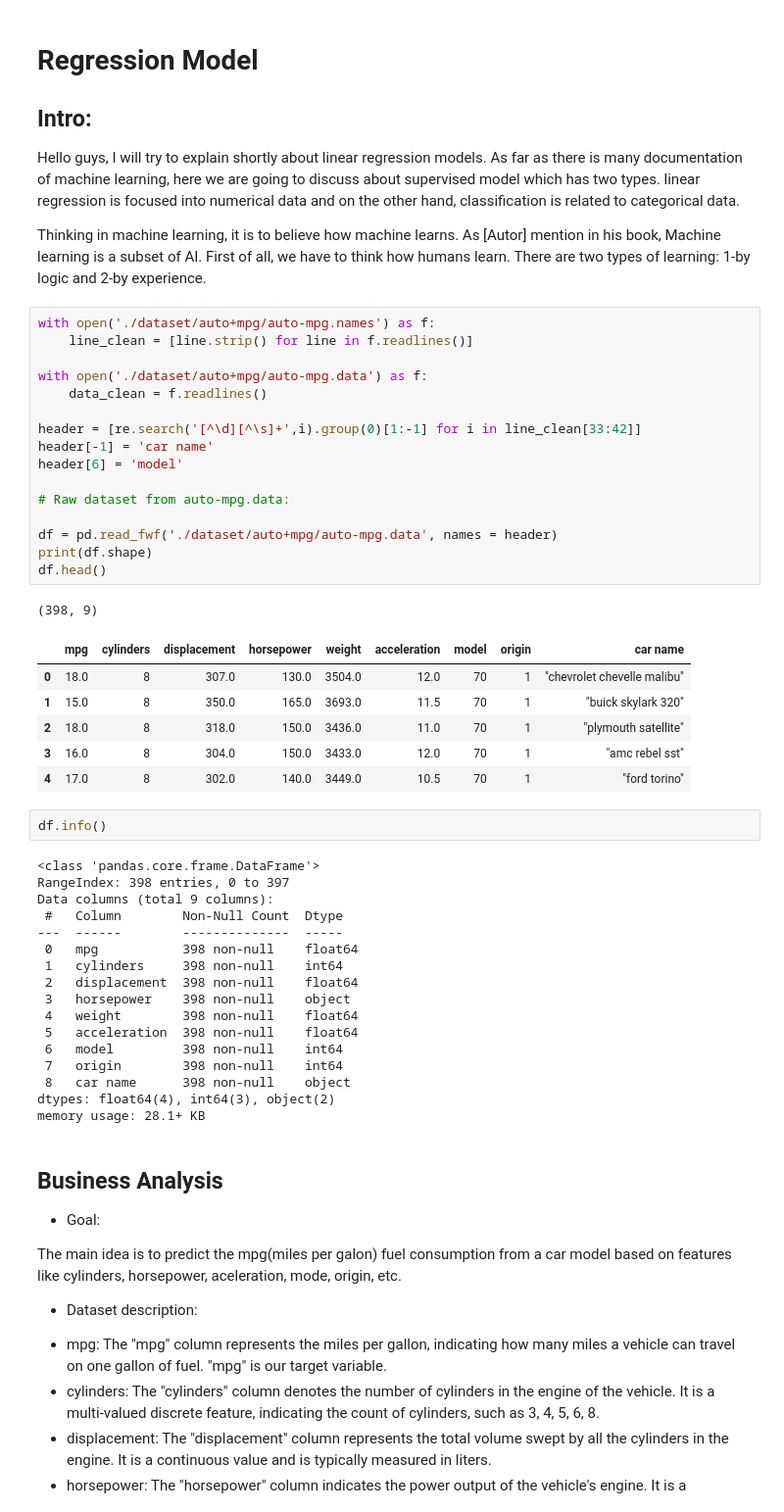
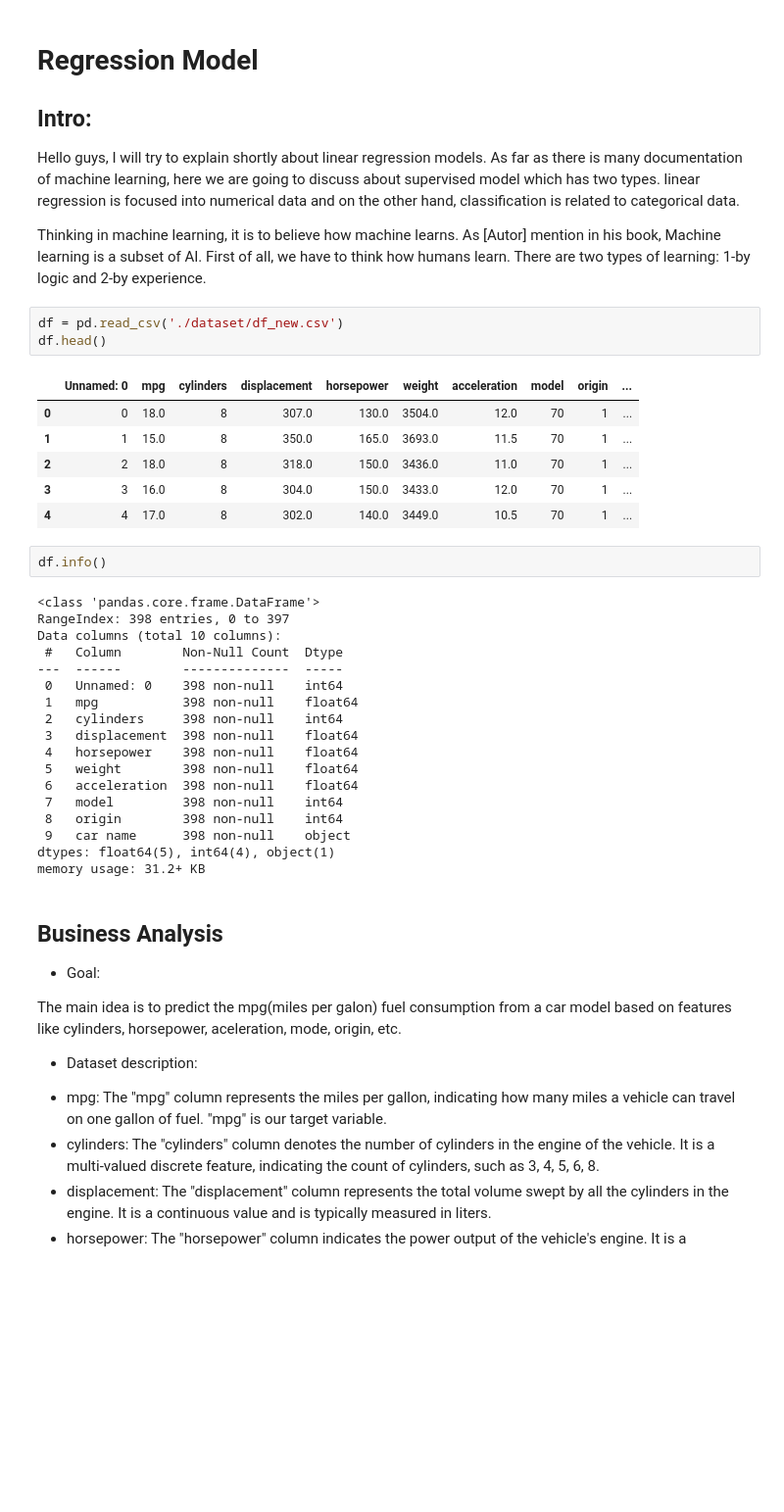
Before and after one commit to yonkeenn/LinearRegression, a Jupyter notebook: Model&Evaluate.ipynb, the cells around one changed output. Shown: that part at 98% size. Saved outputs shown, nothing was run; the diff lists cells and outputs as text; blank space fills up the shorter version.

```diff
--- a/EDA.ipynb
+++ b/Model&Evaluate.ipynb
@@ -26,49 +26,36 @@ warnings.filterwarnings('ignore')
 Hello guys, I will try to explain shortly about linear regression models. As far as there is many documentation of machine learning, here we are going to discuss about supervised model which has two types. linear regression is focused into numerical data and on the other hand, classification is related to categorical data.
 
 Thinking in machine learning, it is to believe how machine learns. As [Autor] mention in his book, Machine learning is a subset of AI. First of all, we have to think how humans learn. There are two types of learning: 1-by logic and 2-by experience.
-# %%
-with open('./dataset/auto+mpg/auto-mpg.names') as f:
-    line_clean = [line.strip() for line in f.readlines()]
-
-with open('./dataset/auto+mpg/auto-mpg.data') as f:
-    data_clean = f.readlines()
-
-header = [re.search('[^\d][^\s]+',i).group(0)[1:-1] for i in line_clean[33:42]]
-header[-1] = 'car name'
-header[6] = 'model'
-
-# Raw dataset from auto-mpg.data:
-
-df = pd.read_fwf('./dataset/auto+mpg/auto-mpg.data', names = header)
-print(df.shape)
-df.head()
-# %% [output]
-(398, 9)
-|  | mpg | cylinders | displacement | horsepower | weight | acceleration | model | origin | car name |
-| 0 | 18.0 | 8 | 307.0 | 130.0 | 3504.0 | 12.0 | 70 | 1 | "chevrolet chevelle malibu" |
-| 1 | 15.0 | 8 | 350.0 | 165.0 | 3693.0 | 11.5 | 70 | 1 | "buick skylark 320" |
-| 2 | 18.0 | 8 | 318.0 | 150.0 | 3436.0 | 11.0 | 70 | 1 | "plymouth satellite" |
-| 3 | 16.0 | 8 | 304.0 | 150.0 | 3433.0 | 12.0 | 70 | 1 | "amc rebel sst" |
-| 4 | 17.0 | 8 | 302.0 | 140.0 | 3449.0 | 10.5 | 70 | 1 | "ford torino" |
+# %%
+df = pd.read_csv('./dataset/df_new.csv')
+df.head()
+# %% [output]
+|  | Unnamed: 0 | mpg | cylinders | displacement | horsepower | weight | acceleration | model | origin | ... |
+| 0 | 0 | 18.0 | 8 | 307.0 | 130.0 | 3504.0 | 12.0 | 70 | 1 | ... |
+| 1 | 1 | 15.0 | 8 | 350.0 | 165.0 | 3693.0 | 11.5 | 70 | 1 | ... |
+| 2 | 2 | 18.0 | 8 | 318.0 | 150.0 | 3436.0 | 11.0 | 70 | 1 | ... |
+| 3 | 3 | 16.0 | 8 | 304.0 | 150.0 | 3433.0 | 12.0 | 70 | 1 | ... |
+| 4 | 4 | 17.0 | 8 | 302.0 | 140.0 | 3449.0 | 10.5 | 70 | 1 | ... |
 # %%
 df.info()
 # %% [output]
 <class 'pandas.core.frame.DataFrame'>
 RangeIndex: 398 entries, 0 to 397
-Data columns (total 9 columns):
+Data columns (total 10 columns):
  #   Column        Non-Null Count  Dtype
 ---  ------        --------------  -----
- 0   mpg           398 non-null    float64
- 1   cylinders     398 non-null    int64
- 2   displacement  398 non-null    float64
- 3   horsepower    398 non-null    object
- 4   weight        398 non-null    float64
- 5   acceleration  398 non-null    float64
- 6   model         398 non-null    int64
- 7   origin        398 non-null    int64
- 8   car name      398 non-null    object
-dtypes: float64(4), int64(3), object(2)
-memory usage: 28.1+ KB
+ 0   Unnamed: 0    398 non-null    int64
+ 1   mpg           398 non-null    float64
+ 2   cylinders     398 non-null    int64
+ 3   displacement  398 non-null    float64
+ 4   horsepower    398 non-null    float64
+ 5   weight        398 non-null    float64
+ 6   acceleration  398 non-null    float64
+ 7   model         398 non-null    int64
+ 8   origin        398 non-null    int64
+ 9   car name      398 non-null    object
+dtypes: float64(5), int64(4), object(1)
+memory usage: 31.2+ KB
 # %% [markdown]
 ## Business Analysis
 
```
Also changed, not shown: parts of 40 cells of this notebook, 3 other files.
